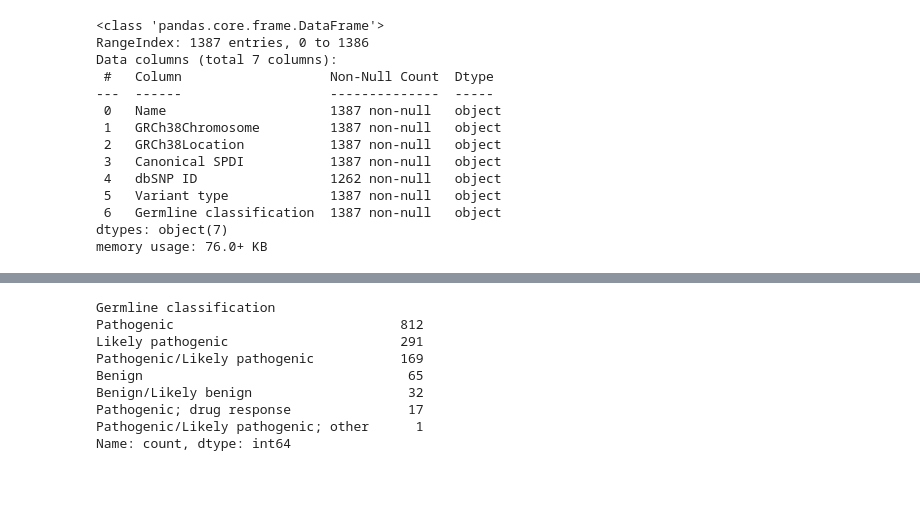
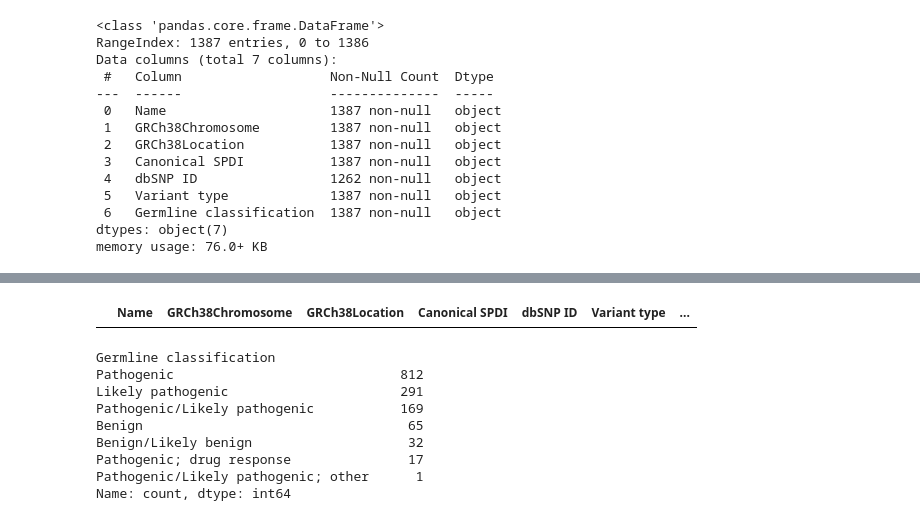
Before and after one commit to MrWhoCoded/cftr_disease_detection, a Jupyter notebook: cleaning_clinvar_cftr2.ipynb, the cells around one changed output, grey strips where cells are left out. Saved outputs shown, nothing was run; the diff lists cells and outputs as text; code cells hidden in the pictures; blank space fills up the shorter version.

```diff
--- a/cleaning_clinvar_cftr2.ipynb
+++ b/cleaning_clinvar_cftr2.ipynb
@@ -313,3 +425,7 @@ clinvar.rename(columns = {"GRCh38Location" : "pos"}, inplace = True)
+# %%
+clinvar[clinvar["pos"].isnull()]
+# %% [output]
+|  | Name | GRCh38Chromosome | GRCh38Location | Canonical SPDI | dbSNP ID | Variant type | ... |
 # %%
 clinvar["Germline classification"].value_counts()
 # %% [output]
```
Also changed, not shown: parts of 46 cells of this notebook, 3 other files.
